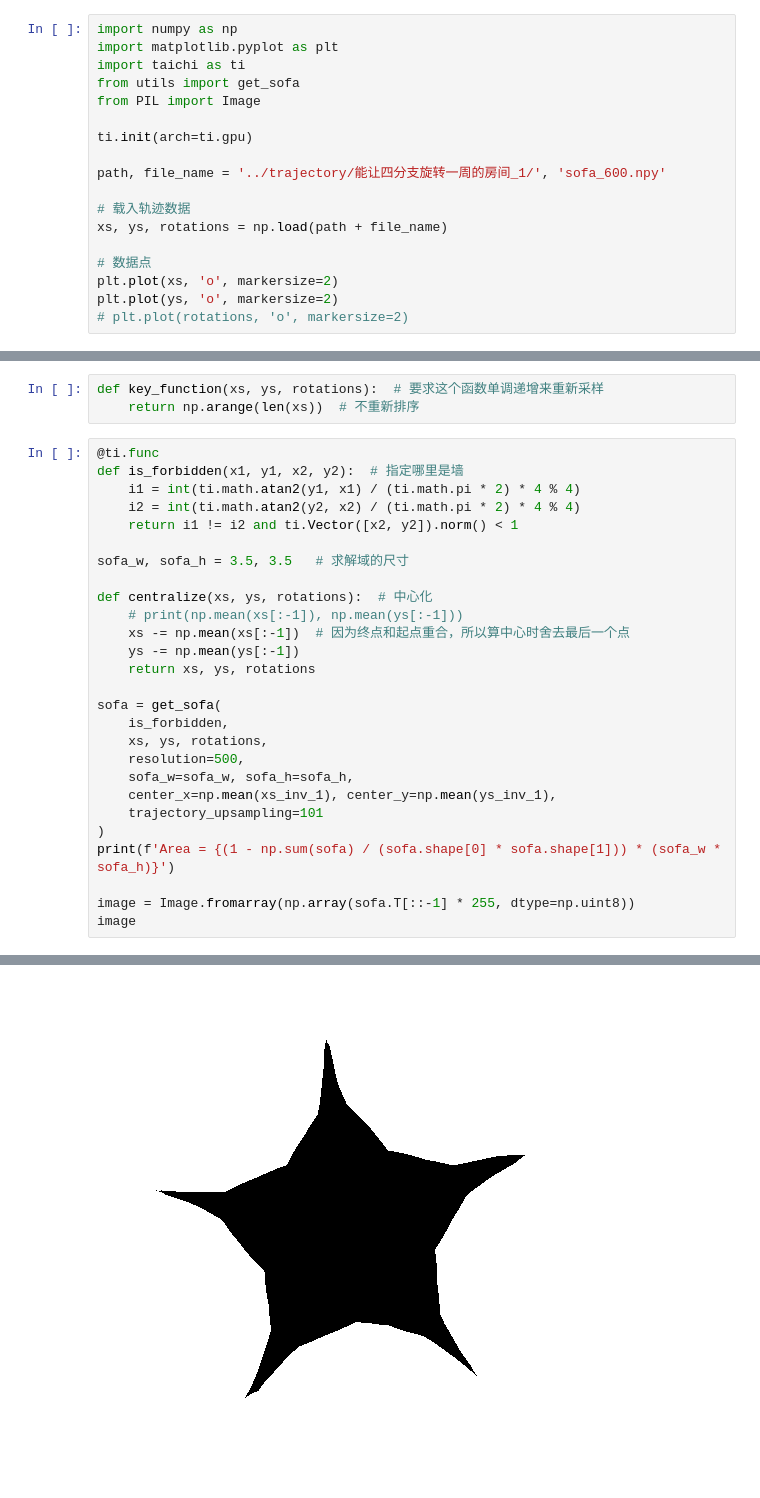
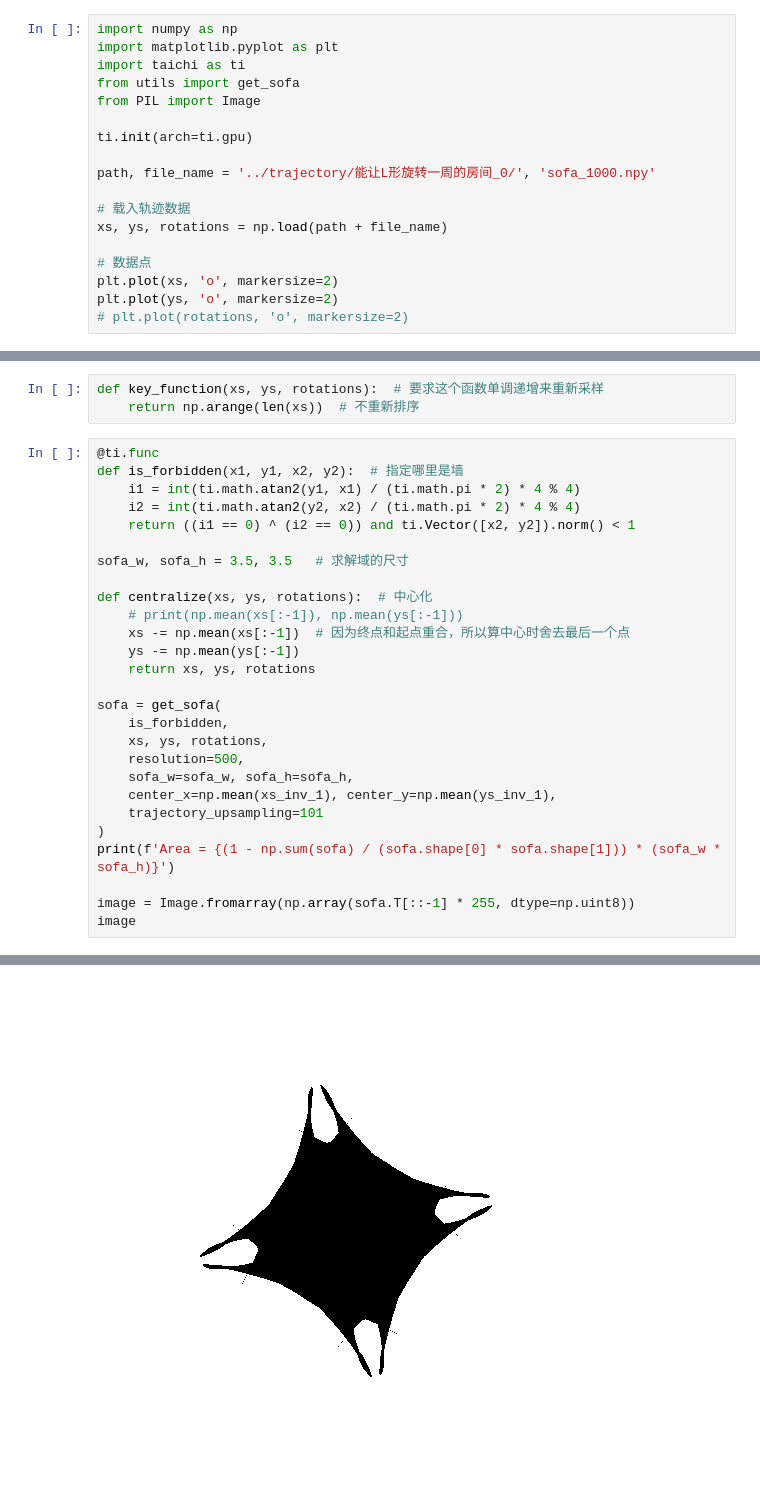
Before and after one commit to ShengzhiWu/moving-sofa-problem, a Jupyter notebook: src/制作动画_房间进化.ipynb, the cells around one changed output, grey strips where cells are left out. Saved outputs shown, nothing was run; the diff lists cells and outputs as text.

```diff
--- a/src/制作动画_房间进化.ipynb
+++ b/src/制作动画_房间进化.ipynb
@@ -7,7 +7,7 @@ from PIL import Image
 
 ti.init(arch=ti.gpu)
 
-path, file_name = '../trajectory/能让四分支旋转一周的房间_1/', 'sofa_600.npy'
+path, file_name = '../trajectory/能让L形旋转一周的房间_0/', 'sofa_1000.npy'
 
 # 载入轨迹数据
 xs, ys, rotations = np.load(path + file_name)
@@ -49,7 +51,7 @@ def key_function(xs, ys, rotations):  # 要求这个函数单调递增来重新
 def is_forbidden(x1, y1, x2, y2):  # 指定哪里是墙
     i1 = int(ti.math.atan2(y1, x1) / (ti.math.pi * 2) * 4 % 4)
     i2 = int(ti.math.atan2(y2, x2) / (ti.math.pi * 2) * 4 % 4)
-    return i1 != i2 and ti.Vector([x2, y2]).norm() < 1
+    return ((i1 == 0) ^ (i2 == 0)) and ti.Vector([x2, y2]).norm() < 1
 
 sofa_w, sofa_h = 3.5, 3.5   # 求解域的尺寸
 
@@ -76,4 +78,4 @@ Area = 2.0645170000000004
-[figure, old version]
+[figure, new version]
 # %%
 from animation_tools import generate_ids
 
```
Also changed, not shown: parts of 5 cells of this notebook, 1 other file.
